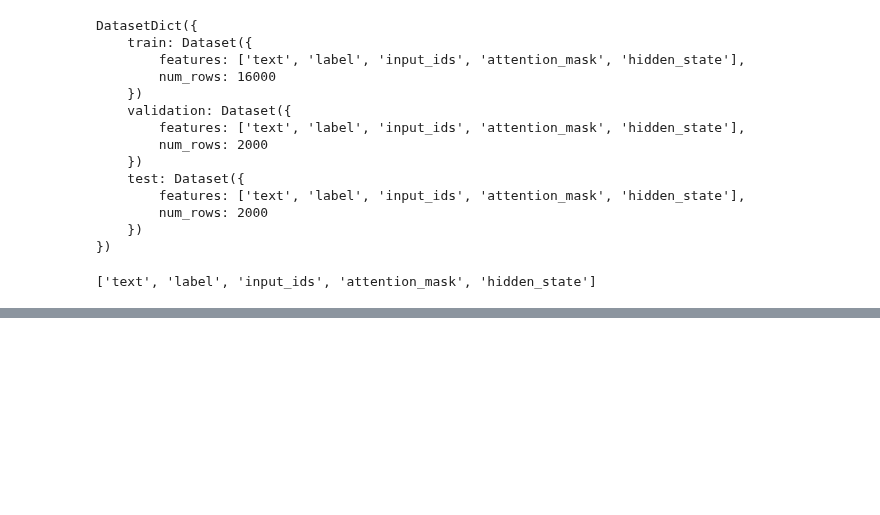
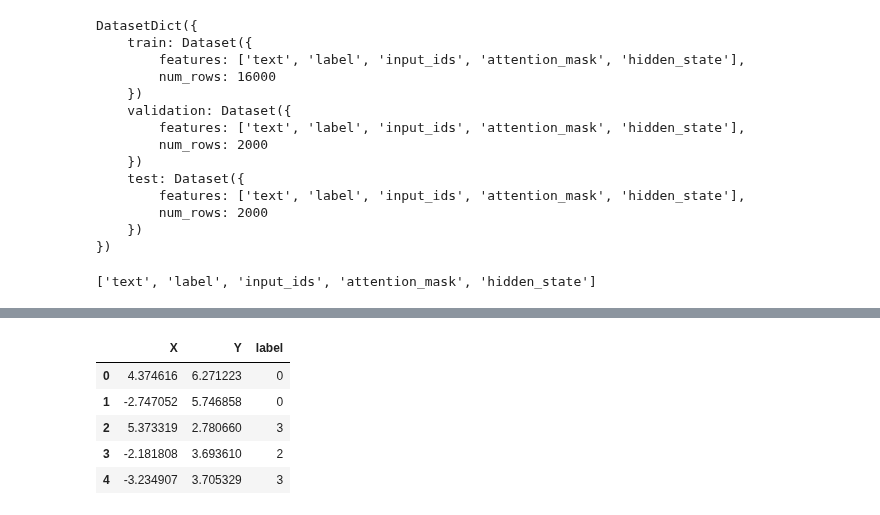
Before and after one commit to bforoura/Transformers, a Jupyter notebook: hf_transformers_ch2_ex1.ipynb, the cells around one changed output, grey strips where cells are left out. Saved outputs shown, nothing was run; the diff lists cells and outputs as text; code cells hidden in the pictures; blank space fills up the shorter version.

```diff
--- a/hf_transformers_ch2_ex1.ipynb
+++ b/hf_transformers_ch2_ex1.ipynb
@@ -492,0 +561,25 @@ emotions_hidden["train"].column_names
+# %%
+import umap
+import umap.plot
+
+from umap import UMAP
+from sklearn.preprocessing import MinMaxScaler
+
+# Scale features to [0,1] range
+X_scaled = MinMaxScaler().fit_transform(X_train)
+
+# Initialize and fit UMAP
+mapper = UMAP(n_components=2, metric="cosine").fit(X_scaled)
+
+# Create a DataFrame of 2D embeddings
+df_emb = pd.DataFrame(mapper.embedding_, columns=["X", "Y"])
+
+df_emb["label"] = y_train
+df_emb.head()
+# %% [output]
+|  | X | Y | label |
+| 0 | 4.374616 | 6.271223 | 0 |
+| 1 | -2.747052 | 5.746858 | 0 |
+| 2 | 5.373319 | 2.780660 | 3 |
+| 3 | -2.181808 | 3.693610 | 2 |
+| 4 | -3.234907 | 3.705329 | 3 |
```
Also changed, not shown: parts of 9 cells of this notebook.
